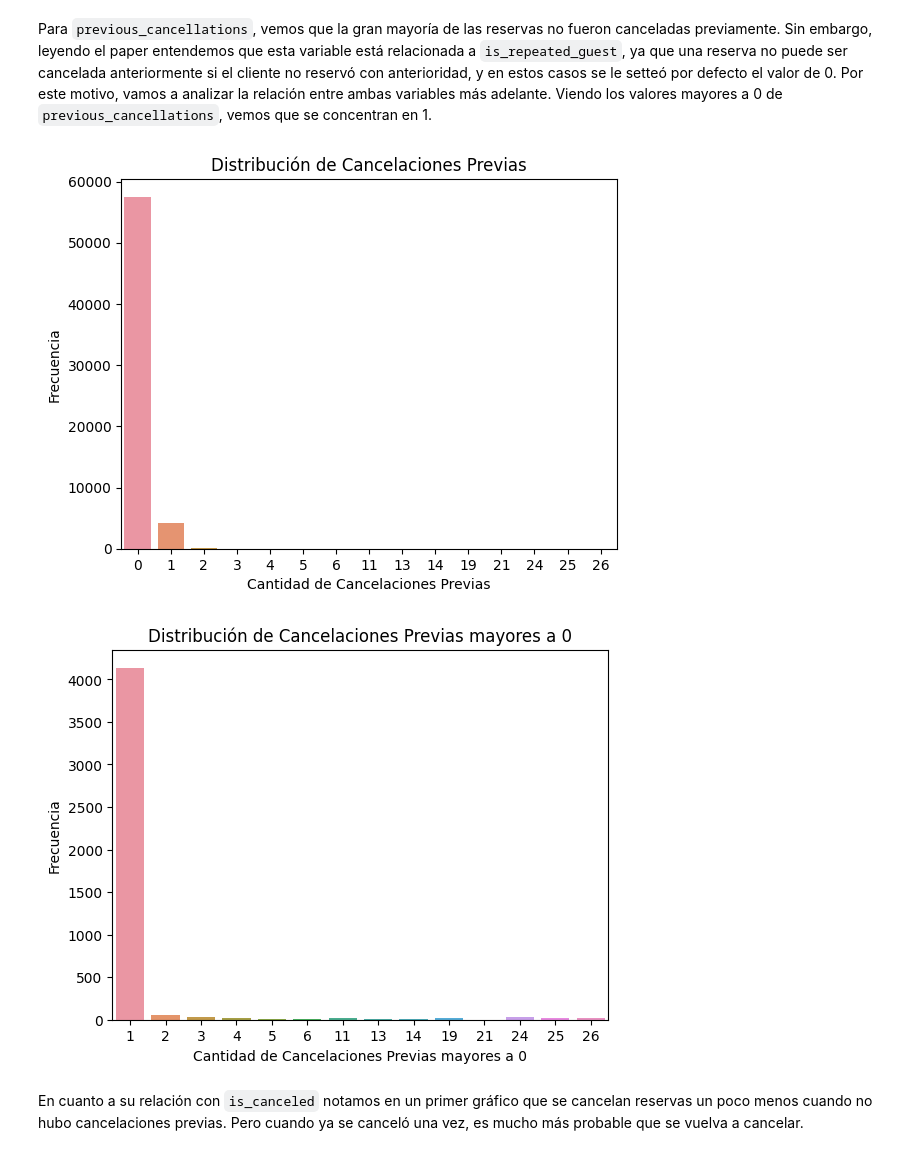
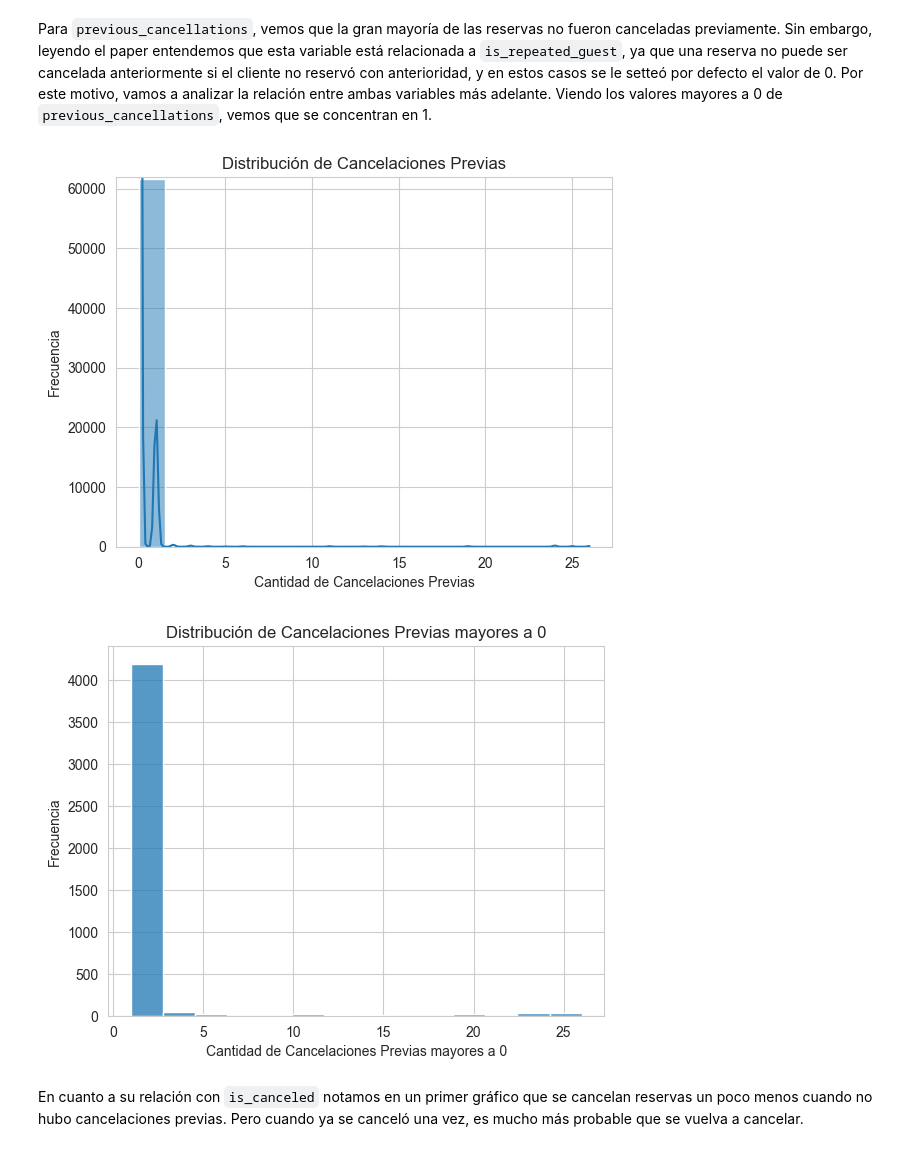
Before and after one commit to mrinkspot/Data-Science-and-Machine-Learning-Projects, a Jupyter notebook: notebook_tp.ipynb, the cells around one changed output. Cells and saved outputs as stored; diff of their text form; code cells hidden in the pictures.

```diff
--- a/notebook_tp.ipynb
+++ b/notebook_tp.ipynb
@@ -798,26 +796,27 @@ plt.show()
 Para `previous_cancellations`, vemos que la gran mayoría de las reservas no fueron canceladas previamente. Sin embargo, leyendo el paper entendemos que esta variable está relacionada a `is_repeated_guest`, ya que una reserva no puede ser cancelada anteriormente si el cliente no reservó con anterioridad, y en estos casos se le setteó por defecto el valor de 0. Por este motivo, vamos a analizar la relación entre ambas variables más adelante.
 Viendo los valores mayores a 0 de `previous_cancellations`, vemos que se concentran en 1.
 # %%
-sns.countplot(x='previous_cancellations', data=ds_trabajo)
+sns.histplot(x='previous_cancellations', data=ds_trabajo, kde=True)
 
 plt.xlabel('Cantidad de Cancelaciones Previas')
 plt.ylabel('Frecuencia')
 plt.title('Distribución de Cancelaciones Previas')
+plt.ylim(0, len(ds_trabajo) + 1)
 
 plt.show()
 # %% [output]
-[figure, old version]
+[figure, new version]
 # %%
 previous_cancellations_greater_than_zero = ds_trabajo[ds_trabajo['previous_cancellations'] > 0]
-sns.countplot(x='previous_cancellations', data=previous_cancellations_greater_than_zero)
+sns.histplot(x='previous_cancellations', data=previous_cancellations_greater_than_zero)
 
 plt.xlabel('Cantidad de Cancelaciones Previas mayores a 0')
 plt.ylabel('Frecuencia')
 plt.title('Distribución de Cancelaciones Previas mayores a 0')
 
 plt.show()
 # %% [output]
-[figure, old version]
+[figure, new version]
 # %% [markdown]
 En cuanto a su relación con `is_canceled` notamos en un primer gráfico que se cancelan reservas un poco menos cuando no hubo cancelaciones previas. Pero cuando ya se canceló una vez, es mucho más probable que se vuelva a cancelar.
 # %%
```
Also changed, not shown: parts of 55 cells of this notebook.
